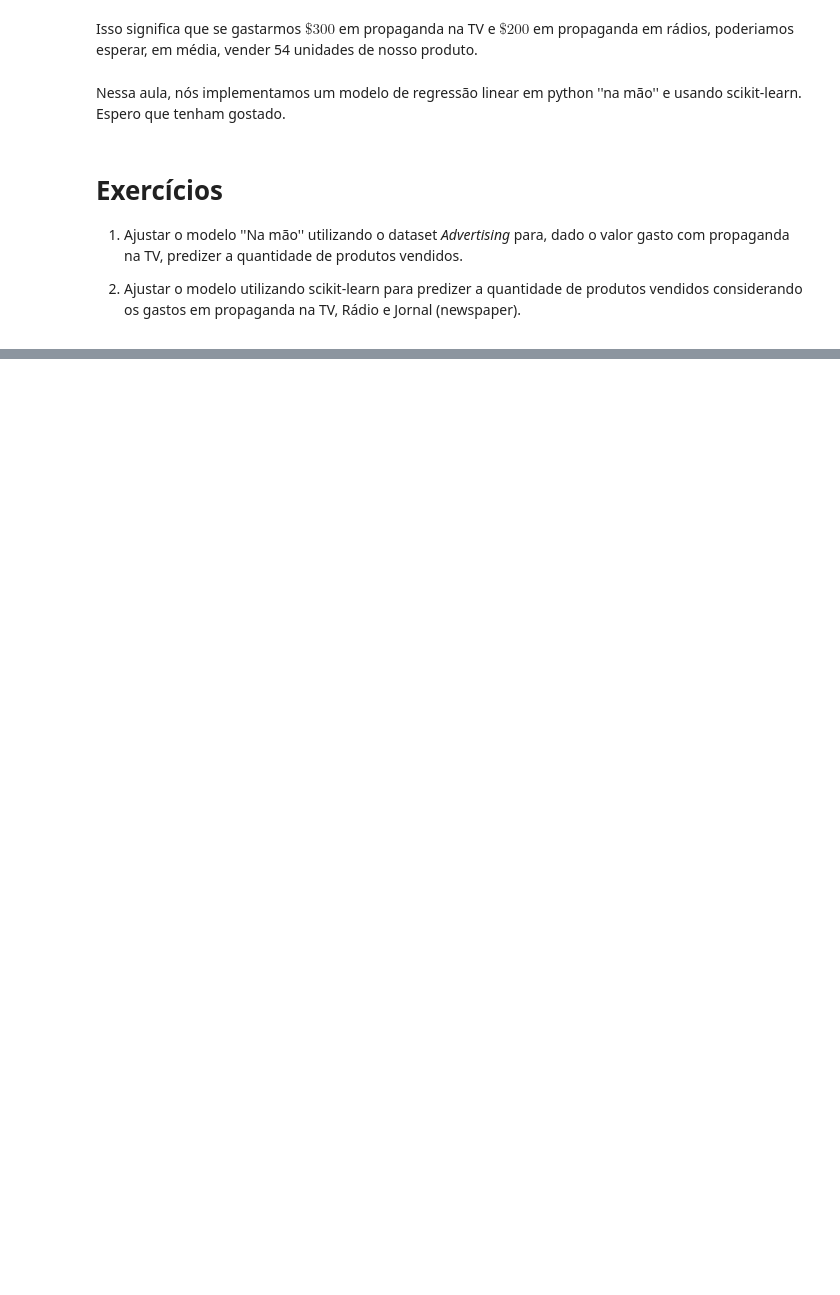
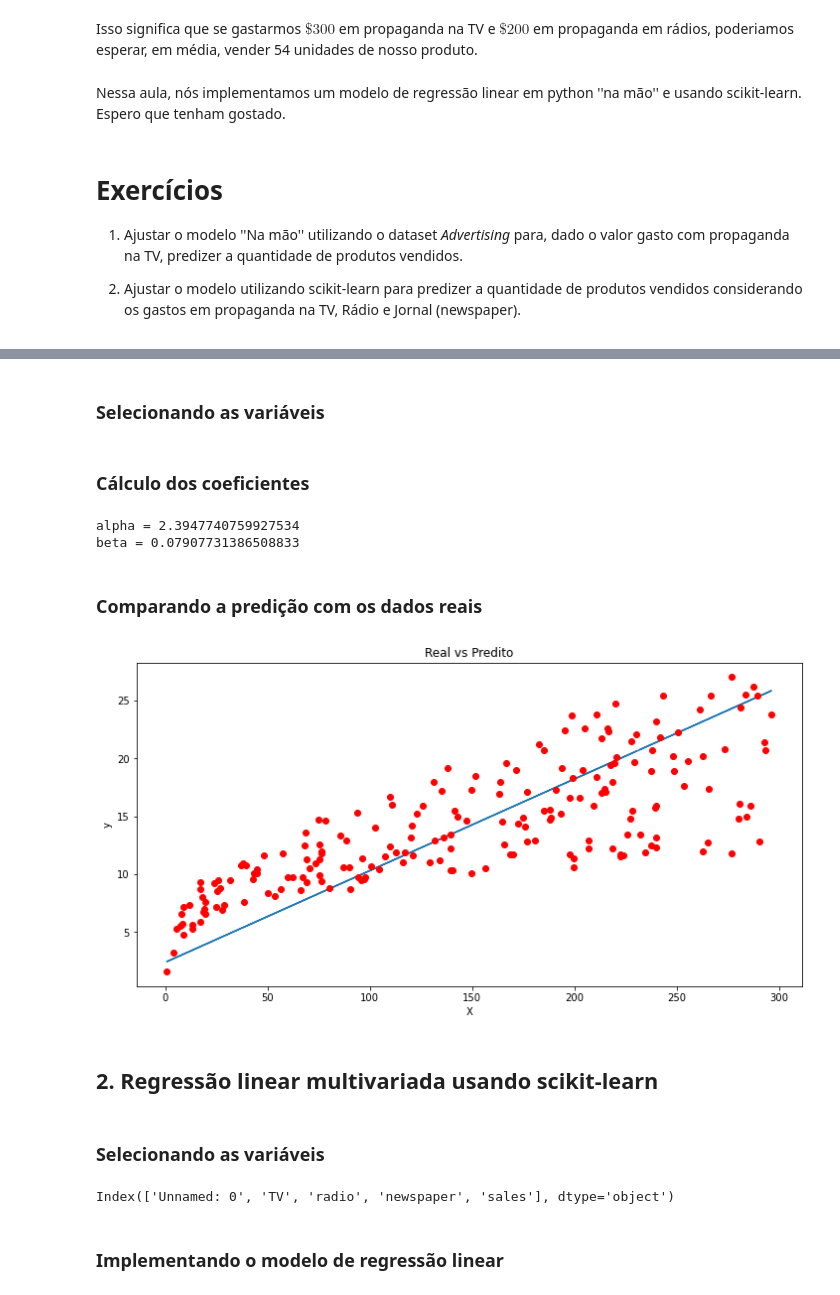
Before and after one commit to gus-phys/AI2-resources, a Jupyter notebook: 07-ml-regressao/aulas-praticas/aula1/linear-regression/LinearRegression.ipynb, the cells around one changed output, grey strips where cells are left out. Cells and saved outputs as stored; diff of their text form; code cells hidden in the pictures; blank space fills up the shorter version.

Commit message:
Solve LinearRegression problems

```diff
--- a/07-ml-regressao/aulas-praticas/aula1/linear-regression/LinearRegression.ipynb
+++ b/07-ml-regressao/aulas-praticas/aula1/linear-regression/LinearRegression.ipynb
@@ -142,5 +170,5 @@ Neste exemplo, observaremos como as variáveis TV e Rádio podem predizer o núm
 
 # pode ser baixado em: https://www.kaggle.com/purbar/advertising-data#Advertising.csv
 
-advert = pd.read_csv('data/Advertising.csv')
+advert = pd.read_csv('../../../dataset/Advertising.csv')
 advert.head()
@@ -215,0 +305,49 @@ Nessa aula, nós implementamos um modelo de regressão linear em python ''na mã
+# %% [markdown]
+### Selecionando as variáveis
+# %%
+X = advert['TV']
+y = advert['sales']
+# %% [markdown]
+### Cálculo dos coeficientes
+# %%
+# Calculando as médias de X e y.
+xmean = np.mean(X)
+ymean = np.mean(y)
+
+# Calcular os termos necessários para encontrar 𝛽,
+# i.e., o numerador (covariancia entre X e y) e o denominador (variância de X).
+df['xycov'] = (df['X'] - xmean) * (df['y'] - ymean)
+df['xvar'] = (df['X'] - xmean)**2
+
+# Computando 𝛽 e 𝛼.
+beta = df['xycov'].sum() / df['xvar'].sum()
+alpha = ymean - (beta * xmean)
+print(f'alpha = {alpha}')
+print(f'beta = {beta}')
+# %% [output]
+alpha = 2.3947740759927534
+beta = 0.07907731386508833
+# %% [markdown]
+### Comparando a predição com os dados reais
+# %%
+ypred = alpha + beta * X
+# %%
+# Plotando a regressão contra os dados reais
+plt.figure(figsize=(12, 6))
+plt.plot(X, ypred)     # linha da regressão
+plt.plot(X, y, 'ro')   # scatter plot mostrando os dados reais
+plt.title('Real vs Predito')
+plt.xlabel('X')
+plt.ylabel('y')
+
+plt.show()
+# %% [output]
+[figure, added]
+# %% [markdown]
+## 2. Regressão linear multivariada usando scikit-learn
+# %% [markdown]
+### Selecionando as variáveis
+# %%
+advert.columns
+# %% [output]
+Index(['Unnamed: 0', 'TV', 'radio', 'newspaper', 'sales'], dtype='object')
@@ -215,0 +357,2 @@ Nessa aula, nós implementamos um modelo de regressão linear em python ''na mã
+# %% [markdown]
+### Implementando o modelo de regressão linear
```
Also changed, not shown: parts of 22 cells of this notebook.
